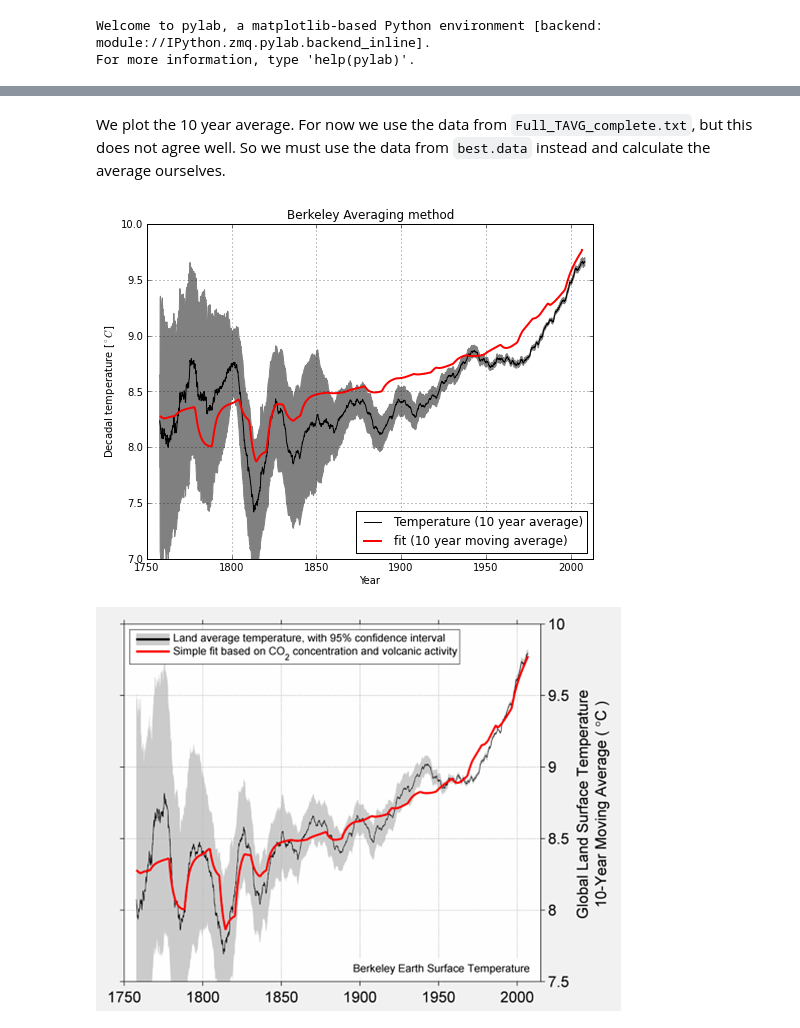
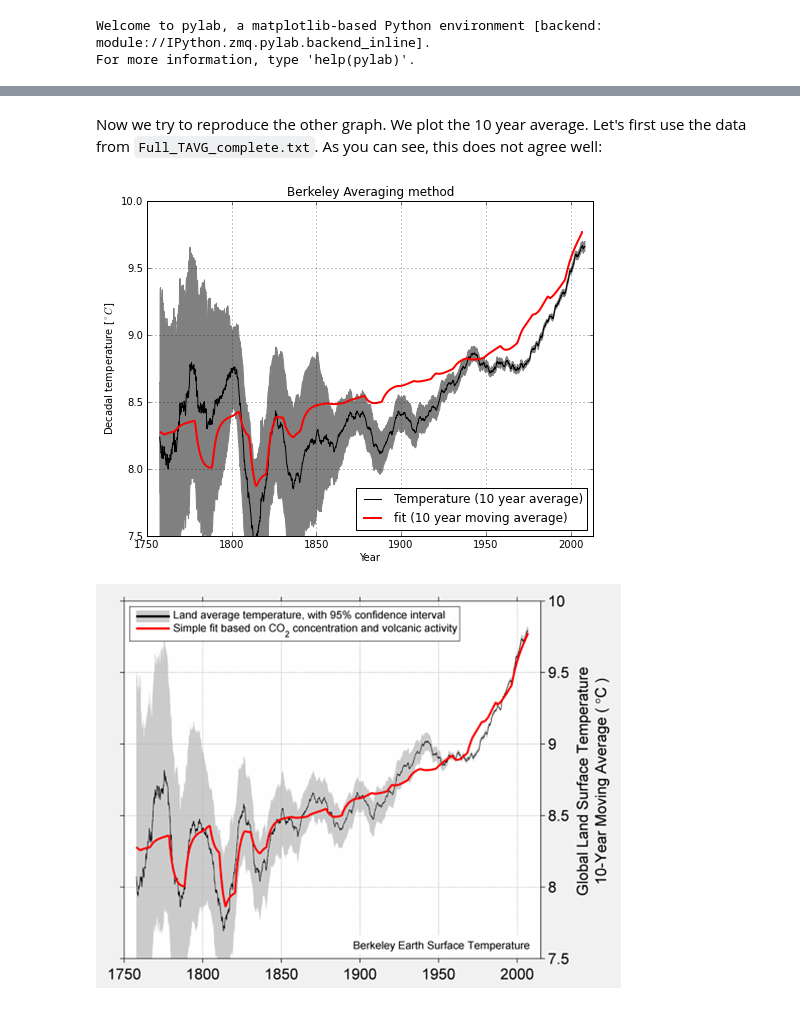
Before and after one commit to certik/climate, a Jupyter notebook: Berkeley fit.ipynb, the cells around one changed output, grey strips where cells are left out. Cells and saved outputs as stored; diff of their text form; code cells hidden in the pictures.

```diff
--- a/Berkeley fit.ipynb
+++ b/Berkeley fit.ipynb
@@ -42,25 +89,19 @@ def running_average(temp, n=6):
 # %% [markdown]
-We plot the 10 year average. For now we use the data from `Full_TAVG_complete.txt`, but this does not agree well.
-So we must use the data from `best.data` instead and calculate the average ourselves.
+Now we try to reproduce the other graph. We plot the 10 year average. Let's first use the data from `Full_TAVG_complete.txt`. As you can see, this does not agree well:
 # %%
-alpha =  8.3421049
-beta  =  4.4663687
-gamma = -0.0151461
-fit = alpha + beta * log_CO2 + gamma * volcanic
-
 figure(figsize=(8, 6))
 fill_between(years2, temp10+unc10, temp10-unc10, color="gray")
 plot(years2, temp10, "k-", label="Temperature (10 year average)")
 plot(years, running_average(fit, 60), "r-", lw=2, label="fit (10 year moving average)")
 xlabel("Year")
 ylabel("Decadal temperature [$^\circ C$]")
 title("Berkeley Averaging method")
 xlim([1750, 2013])
-ylim([7, 10])
+ylim([7.5, 10])
 grid()
 legend(loc="lower right")
 show()
 Image(filename="data/decadal-with-forcing-small.png")
 # %% [output]
-[figure, old version]
+[figure, new version]
 [figure]
```
Also changed, not shown: parts of 14 cells of this notebook.
